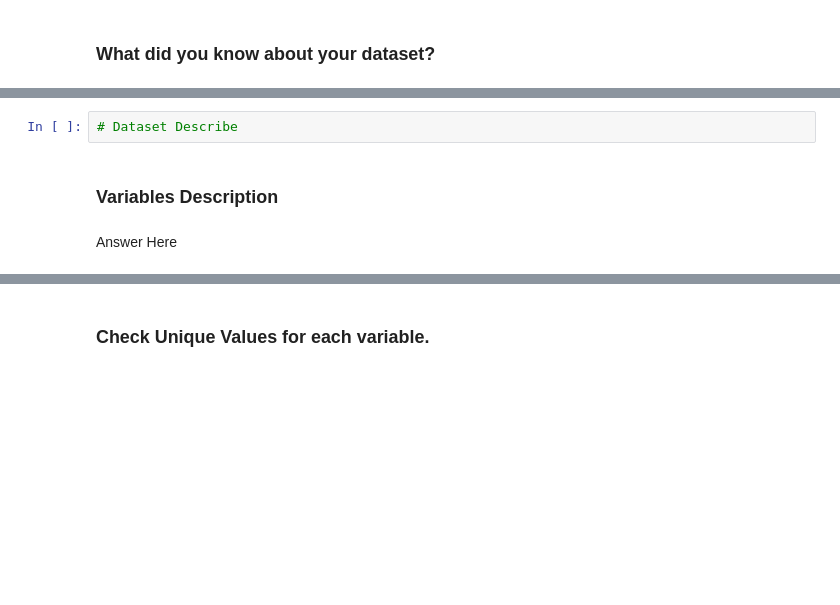
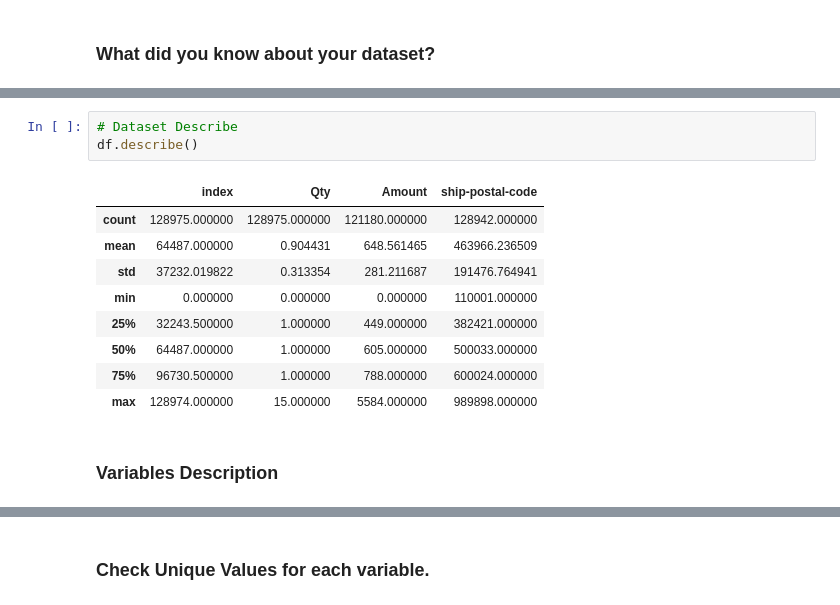
Before and after one commit to adityajain9756-rgb/ecommerce-sales-analysis, a Jupyter notebook: EDA_aditya_amazon.ipynb, the cells around one changed output, grey strips where cells are left out. Cells and saved outputs as stored; diff of their text form; blank space fills up the shorter version.

```diff
--- a/EDA_aditya_amazon.ipynb
+++ b/EDA_aditya_amazon.ipynb
@@ -130,6 +162,15 @@ Answer Here
 # %%
 # Dataset Describe
+df.describe()
+# %% [output]
+|  | index | Qty | Amount | ship-postal-code |
+| count | 128975.000000 | 128975.000000 | 121180.000000 | 128942.000000 |
+| mean | 64487.000000 | 0.904431 | 648.561465 | 463966.236509 |
+| std | 37232.019822 | 0.313354 | 281.211687 | 191476.764941 |
+| min | 0.000000 | 0.000000 | 0.000000 | 110001.000000 |
+| 25% | 32243.500000 | 1.000000 | 449.000000 | 382421.000000 |
+| 50% | 64487.000000 | 1.000000 | 605.000000 | 500033.000000 |
+| 75% | 96730.500000 | 1.000000 | 788.000000 | 600024.000000 |
+| max | 128974.000000 | 15.000000 | 5584.000000 | 989898.000000 |
 # %% [markdown]
 ### Variables Description
-# %% [markdown]
-Answer Here
```
Also changed, not shown: parts of 21 cells of this notebook.
